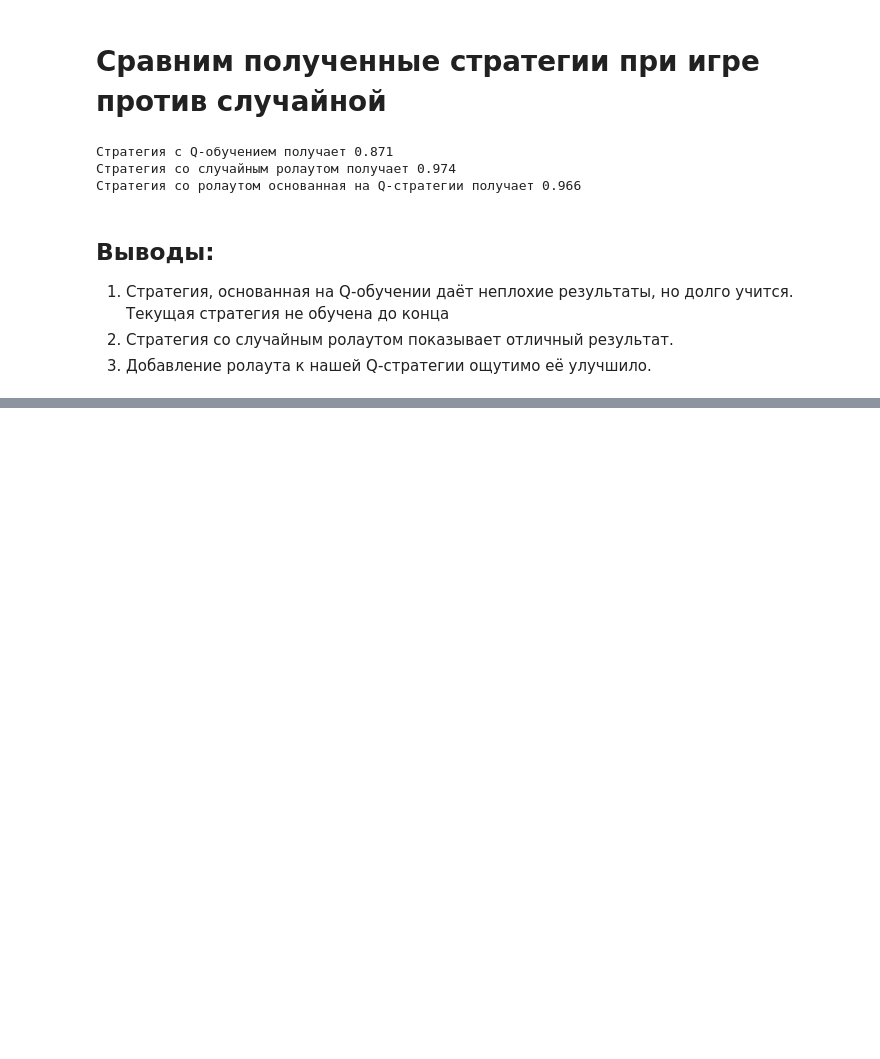
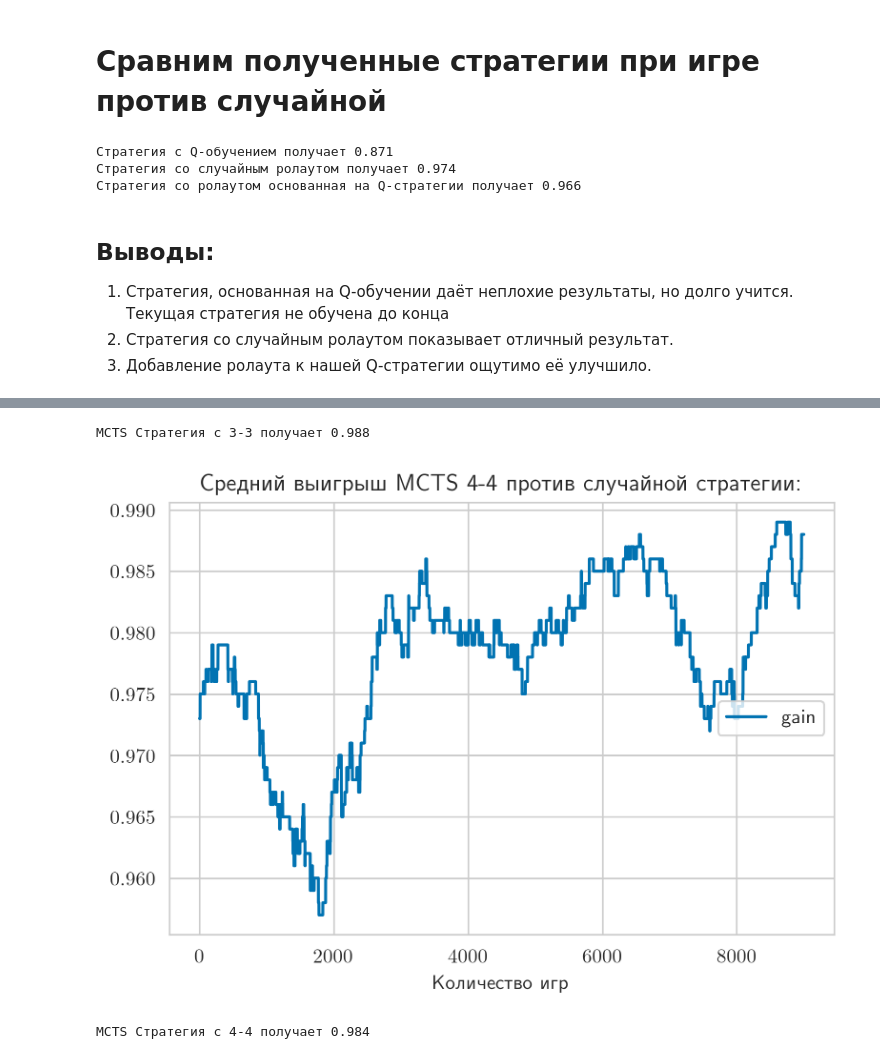
Before and after one commit to Didovgopoly/AdvadcedDL, a Jupyter notebook: HW2/Tic-tac-toe.ipynb, the cells around one changed output, grey strips where cells are left out. Drawn from its saved outputs; the diff is of its cells as text; code cells hidden in the pictures; blank space fills up the shorter version.

```diff
--- a/HW2/Tic-tac-toe.ipynb
+++ b/HW2/Tic-tac-toe.ipynb
@@ -537,0 +682,39 @@ print(f'Стратегия со ролаутом основанная на Q-с
+# %%
+env_3 = TicTacToe(n_rows=3, n_cols=3, n_win=3)
+mcts_3 = MCTS(env_3)
+mcts_3_rewards = []
+iterator = tqdm.tqdm(range(10000), position=0, leave=True)
+for i in iterator:
+    mcts_3_rewards.append(mcts_3.playGame(env_3))
+    if i % 100 == 0:
+        last_rew = np.array(mcts_3_rewards[-300:])
+        iterator.set_postfix({ 'gain': last_rew.sum() / len(last_rew) })
+# %%
+print(f'MCTS Стратегия с 3-3 получает {np.array(mcts_3_rewards[-500:]).mean()}')
+# %% [output]
+MCTS Стратегия с 3-3 получает 0.988
+# %%
+env_4 = TicTacToe(n_rows=4, n_cols=4, n_win=4)
+mcts_4 = MCTS(env_4)
+mcts_4_rewards = []
+iterator = tqdm.tqdm(range(10000), position=0, leave=True)
+for i in iterator:
+    mcts_4_rewards.append(mcts_4.playGame(env_4))
+    if i % 100 == 0:
+        iterator.set_postfix({ 'gain': np.array(mcts_4_rewards[-300:]).mean() })
+# %%
+def moving_average(x, w):
+    return np.convolve(x, np.ones(w), 'valid') / w
+data = moving_average(mcts_4_rewards, 1000)
+
+plt.title('Средний выигрыш MCTS 4-4 против случайной стратегии:')
+plt.plot(range(len(data)), data, label='gain')
+plt.legend(loc="center right")
+plt.xlabel('Количество игр')
+plt.show()
+# %% [output]
+[figure, added]
+# %%
+print(f'MCTS Стратегия с 4-4 получает {np.array(mcts_4_rewards[-500:]).mean()}')
+# %% [output]
+MCTS Стратегия с 4-4 получает 0.984
```
Also changed, not shown: parts of 4 cells of this notebook.
